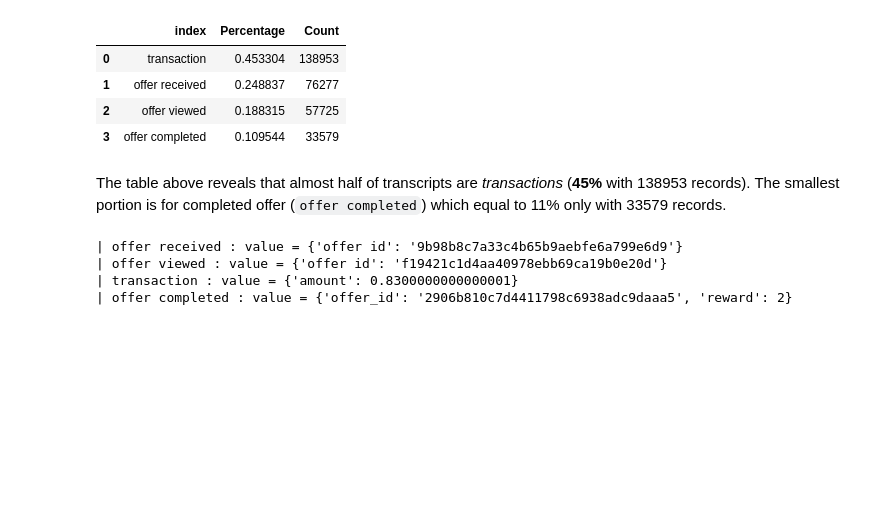
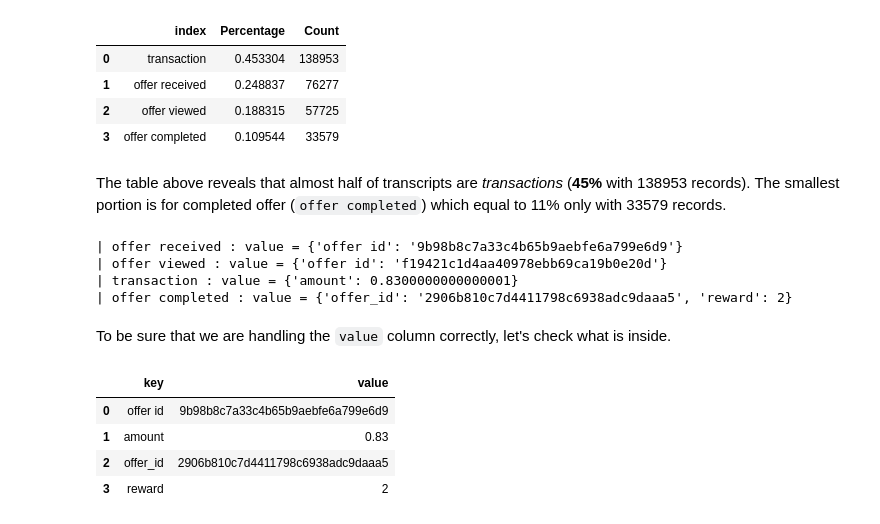
Before and after one commit to vb100/Starbucks-Capstone-Project, a Jupyter notebook: Starbucks_Capstone_notebook.ipynb, the cells around one changed output. Drawn from its saved outputs; the diff is of its cells as text; code cells hidden in the pictures; blank space fills up the shorter version.

```diff
--- a/Starbucks_Capstone_notebook.ipynb
+++ b/Starbucks_Capstone_notebook.ipynb
@@ -314,10 +322,22 @@ pd.merge(
 | 3 | offer completed | 0.109544 | 33579 |
 # %% [markdown]
 <p>The table above reveals that almost half of transcripts are <i>transactions</i> (<b>45%</b> with 138953 records). The smallest portion is for completed offer (<code>offer completed</code>) which equal to 11% only with 33579 records.</p>
+# %%
+# Specific question (3)
+# How values are looking life for different events?
+show_categories_examples(transcript, 'event', 'value')
+# %% [output]
+| offer received : value = {'offer id': '9b98b8c7a33c4b65b9aebfe6a799e6d9'}
+| offer viewed : value = {'offer id': 'f19421c1d4aa40978ebb69ca19b0e20d'}
+| transaction : value = {'amount': 0.8300000000000001}
+| offer completed : value = {'offer_id': '2906b810c7d4411798c6938adc9daaa5', 'reward': 2}
+# %% [markdown]
+<p>To be sure that we are handling the <code>value</code> column correctly, let's check what is inside.</p>
 # %%
-show_categories_examples(transcript, 'event', 'value')
+print_values_inside_column(transcript, 'value')
 # %% [output]
-| offer received : value = {'offer id': '9b98b8c7a33c4b65b9aebfe6a799e6d9'}
-| offer viewed : value = {'offer id': 'f19421c1d4aa40978ebb69ca19b0e20d'}
-| transaction : value = {'amount': 0.8300000000000001}
-| offer completed : value = {'offer_id': '2906b810c7d4411798c6938adc9daaa5', 'reward': 2}
+|  | key | value |
+| 0 | offer id | 9b98b8c7a33c4b65b9aebfe6a799e6d9 |
+| 1 | amount | 0.83 |
+| 2 | offer_id | 2906b810c7d4411798c6938adc9daaa5 |
+| 3 | reward | 2 |
```
Also changed, not shown: parts of 8 cells of this notebook, 1 other file.
